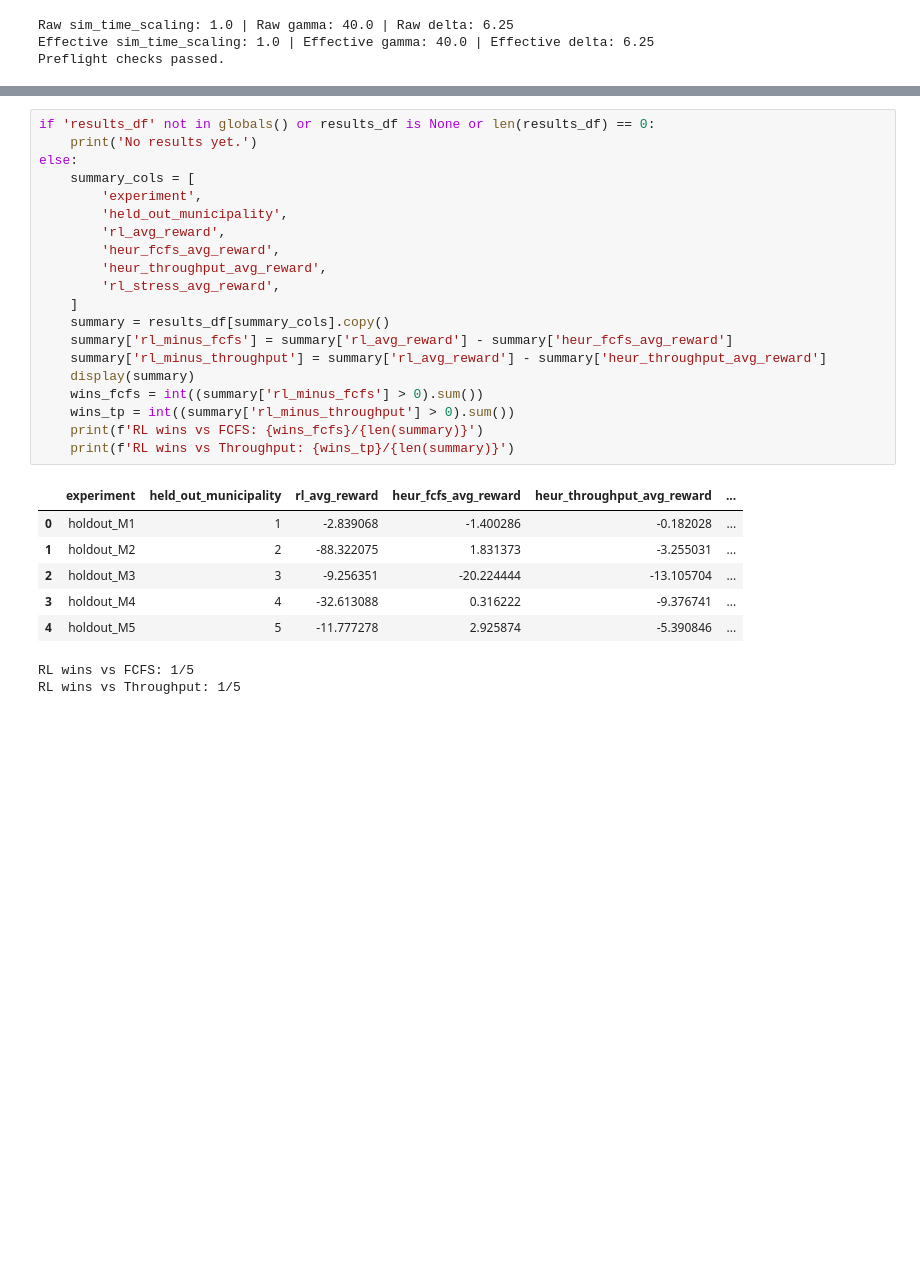
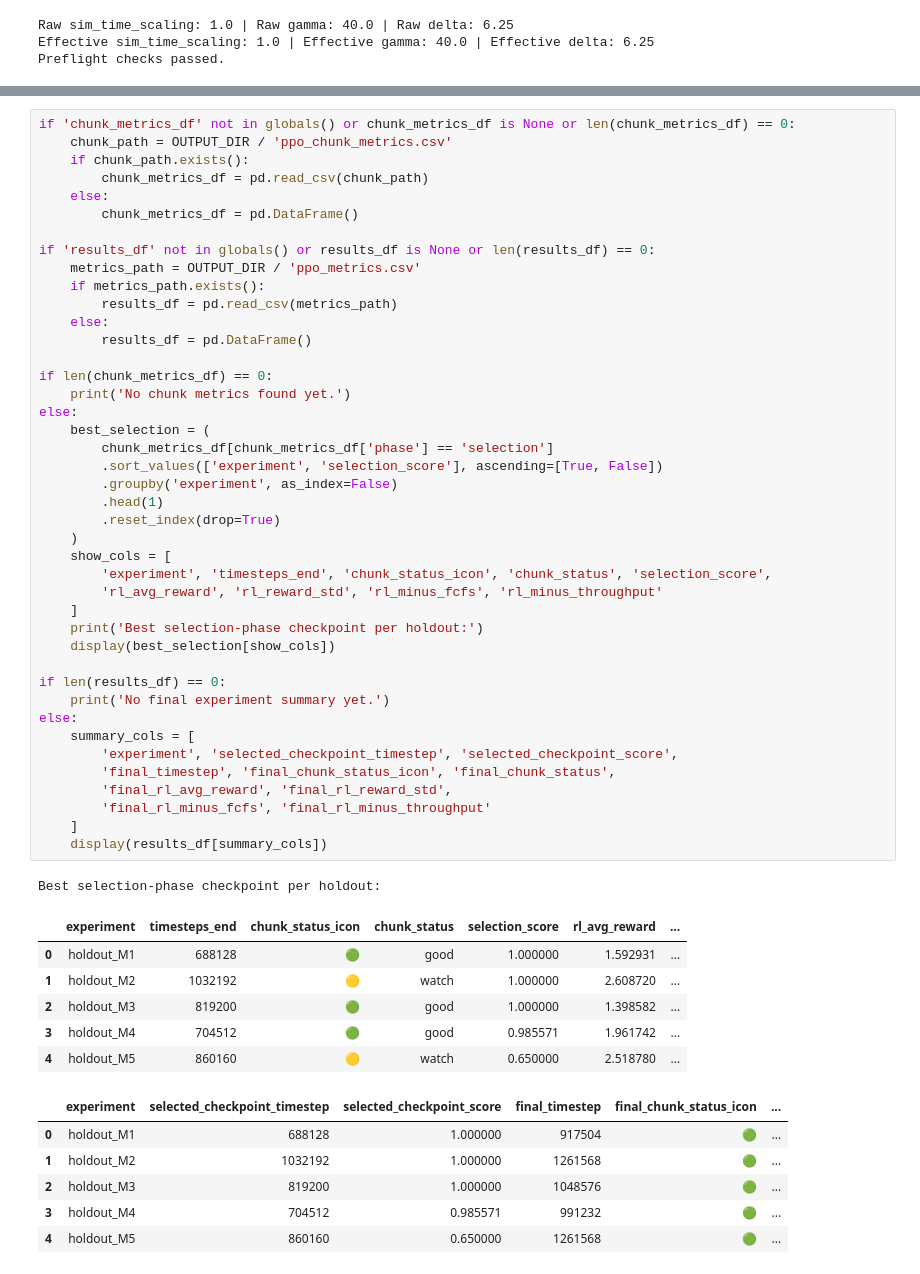
Before and after one commit to praharshaAdhikari/bureaucratic-workflow-analyzer, a Jupyter notebook: step8_step9_colab_combined.ipynb, the cells around one changed output, grey strips where cells are left out. Drawn from its saved outputs; the diff is of its cells as text; blank space fills up the shorter version.

```diff
--- a/step8_step9_colab_combined.ipynb
+++ b/step8_step9_colab_combined.ipynb
@@ -1238,30 +1501,57 @@ Saved smoke diagnostics: output/ppo_smoke_diagnostics.csv
 # %%
+if 'chunk_metrics_df' not in globals() or chunk_metrics_df is None or len(chunk_metrics_df) == 0:
+    chunk_path = OUTPUT_DIR / 'ppo_chunk_metrics.csv'
+    if chunk_path.exists():
+        chunk_metrics_df = pd.read_csv(chunk_path)
+    else:
+        chunk_metrics_df = pd.DataFrame()
+
 if 'results_df' not in globals() or results_df is None or len(results_df) == 0:
-    print('No results yet.')
+    metrics_path = OUTPUT_DIR / 'ppo_metrics.csv'
+    if metrics_path.exists():
+        results_df = pd.read_csv(metrics_path)
+    else:
+        results_df = pd.DataFrame()
+
+if len(chunk_metrics_df) == 0:
+    print('No chunk metrics found yet.')
+else:
+    best_selection = (
+        chunk_metrics_df[chunk_metrics_df['phase'] == 'selection']
+        .sort_values(['experiment', 'selection_score'], ascending=[True, False])
+        .groupby('experiment', as_index=False)
+        .head(1)
+        .reset_index(drop=True)
+    )
+    show_cols = [
+        'experiment', 'timesteps_end', 'chunk_status_icon', 'chunk_status', 'selection_score',
+        'rl_avg_reward', 'rl_reward_std', 'rl_minus_fcfs', 'rl_minus_throughput'
+    ]
+    print('Best selection-phase checkpoint per holdout:')
+    display(best_selection[show_cols])
+
+if len(results_df) == 0:
+    print('No final experiment summary yet.')
 else:
     summary_cols = [
-        'experiment',
-        'held_out_municipality',
-        'rl_avg_reward',
-        'heur_fcfs_avg_reward',
-        'heur_throughput_avg_reward',
-        'rl_stress_avg_reward',
+        'experiment', 'selected_checkpoint_timestep', 'selected_checkpoint_score',
+        'final_timestep', 'final_chunk_status_icon', 'final_chunk_status',
+        'final_rl_avg_reward', 'final_rl_reward_std',
+        'final_rl_minus_fcfs', 'final_rl_minus_throughput'
     ]
-    summary = results_df[summary_cols].copy()
-    summary['rl_minus_fcfs'] = summary['rl_avg_reward'] - summary['heur_fcfs_avg_reward']
-    summary['rl_minus_throughput'] = summary['rl_avg_reward'] - summary['heur_throughput_avg_reward']
-    display(summary)
-    wins_fcfs = int((summary['rl_minus_fcfs'] > 0).sum())
-    wins_tp = int((summary['rl_minus_throughput'] > 0).sum())
-    print(f'RL wins vs FCFS: {wins_fcfs}/{len(summary)}')
-    print(f'RL wins vs Throughput: {wins_tp}/{len(summary)}')
+    display(results_df[summary_cols])
 # %% [output]
+Best selection-phase checkpoint per holdout:
-|  | experiment | held_out_municipality | rl_avg_reward | heur_fcfs_avg_reward | heur_throughput_avg_reward | ... |
-| 0 | holdout_M1 | 1 | -2.839068 | -1.400286 | -0.182028 | ... |
-| 1 | holdout_M2 | 2 | -88.322075 | 1.831373 | -3.255031 | ... |
-| 2 | holdout_M3 | 3 | -9.256351 | -20.224444 | -13.105704 | ... |
-| 3 | holdout_M4 | 4 | -32.613088 | 0.316222 | -9.376741 | ... |
-| 4 | holdout_M5 | 5 | -11.777278 | 2.925874 | -5.390846 | ... |
+|  | experiment | timesteps_end | chunk_status_icon | chunk_status | selection_score | rl_avg_reward | ... |
+| 0 | holdout_M1 | 688128 | 🟢 | good | 1.000000 | 1.592931 | ... |
+| 1 | holdout_M2 | 1032192 | 🟡 | watch | 1.000000 | 2.608720 | ... |
+| 2 | holdout_M3 | 819200 | 🟢 | good | 1.000000 | 1.398582 | ... |
+| 3 | holdout_M4 | 704512 | 🟢 | good | 0.985571 | 1.961742 | ... |
+| 4 | holdout_M5 | 860160 | 🟡 | watch | 0.650000 | 2.518780 | ... |
-RL wins vs FCFS: 1/5
-RL wins vs Throughput: 1/5
+|  | experiment | selected_checkpoint_timestep | selected_checkpoint_score | final_timestep | final_chunk_status_icon | ... |
+| 0 | holdout_M1 | 688128 | 1.000000 | 917504 | 🟢 | ... |
+| 1 | holdout_M2 | 1032192 | 1.000000 | 1261568 | 🟢 | ... |
+| 2 | holdout_M3 | 819200 | 1.000000 | 1048576 | 🟢 | ... |
+| 3 | holdout_M4 | 704512 | 0.985571 | 991232 | 🟢 | ... |
+| 4 | holdout_M5 | 860160 | 0.650000 | 1261568 | 🟢 | ... |
 # %% [markdown]
```
Also changed, not shown: parts of 13 cells of this notebook, 1 other file.
